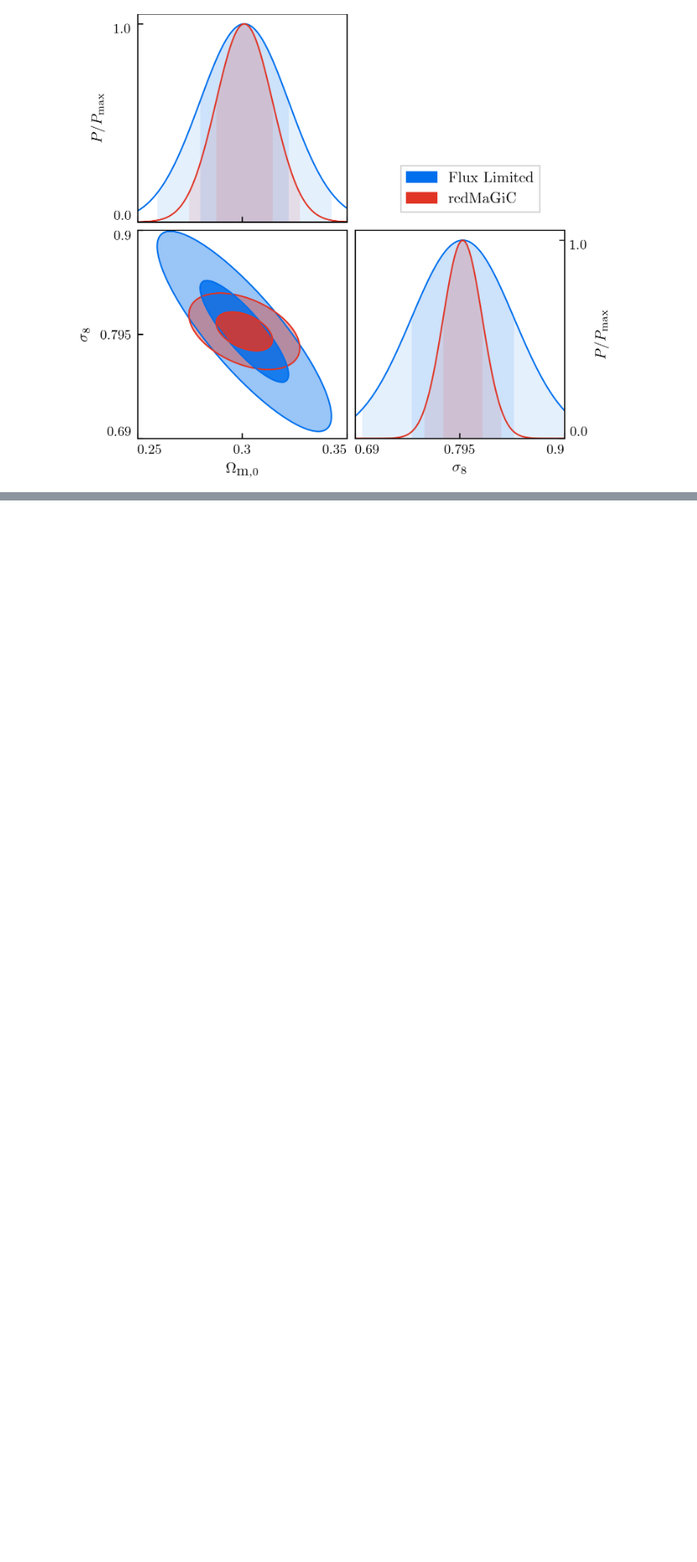
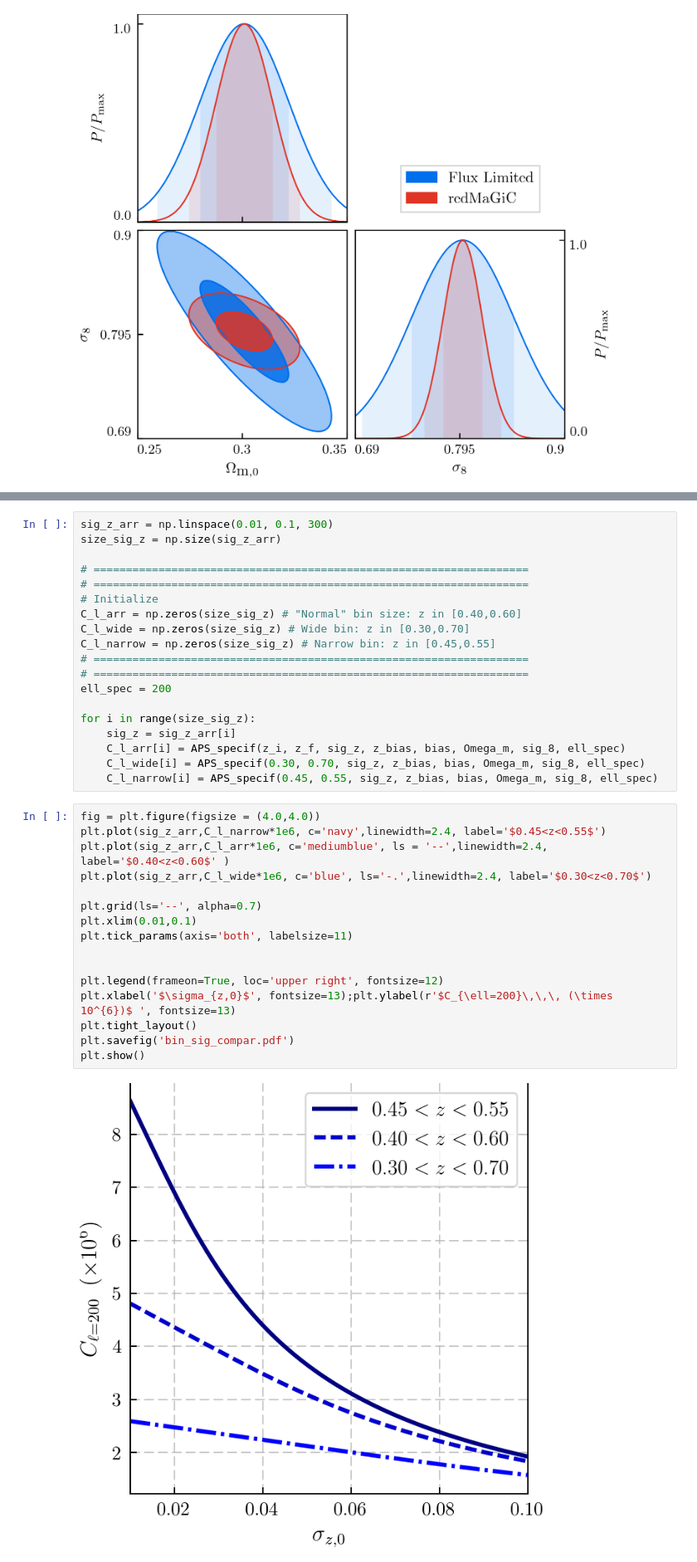
Before and after one commit to dtanoglidis/Photo_z_samples, a Jupyter notebook: Single Redshift Bin.ipynb, the cells around one changed output, grey strips where cells are left out. Shown at 83% size. Saved outputs shown, nothing was run; the diff lists cells and outputs as text; blank space fills up the shorter version.

```diff
--- a/Single Redshift Bin.ipynb
+++ b/Single Redshift Bin.ipynb
@@ -1851,3 +1851,40 @@ We explore how important (we'll see how we are going to adress this) is the size
 - First plot:
 
 Angular power spectrum for $\ell = 200$ as a function of $\sigma_{z,0}$ for the three above bin sizes.
+# %%
+sig_z_arr = np.linspace(0.01, 0.1, 300)
+size_sig_z = np.size(sig_z_arr)
+
+# ===================================================================
+# ===================================================================
+# Initialize
+C_l_arr = np.zeros(size_sig_z) # "Normal" bin size: z in [0.40,0.60]
+C_l_wide = np.zeros(size_sig_z) # Wide bin: z in [0.30,0.70]
+C_l_narrow = np.zeros(size_sig_z) # Narrow bin: z in [0.45,0.55]
+# ===================================================================
+# ===================================================================
+ell_spec = 200
+
+for i in range(size_sig_z):
+    sig_z = sig_z_arr[i]
+    C_l_arr[i] = APS_specif(z_i, z_f, sig_z, z_bias, bias, Omega_m, sig_8, ell_spec)
+    C_l_wide[i] = APS_specif(0.30, 0.70, sig_z, z_bias, bias, Omega_m, sig_8, ell_spec)
+    C_l_narrow[i] = APS_specif(0.45, 0.55, sig_z, z_bias, bias, Omega_m, sig_8, ell_spec)
+# %%
+fig = plt.figure(figsize = (4.0,4.0))
+plt.plot(sig_z_arr,C_l_narrow*1e6, c='navy',linewidth=2.4, label='$0.45<z<0.55$')
+plt.plot(sig_z_arr,C_l_arr*1e6, c='mediumblue', ls = '--',linewidth=2.4, label='$0.40<z<0.60$' )
+plt.plot(sig_z_arr,C_l_wide*1e6, c='blue', ls='-.',linewidth=2.4, label='$0.30<z<0.70$')
+
+plt.grid(ls='--', alpha=0.7)
+plt.xlim(0.01,0.1)
+plt.tick_params(axis='both', labelsize=11)
+
+
+plt.legend(frameon=True, loc='upper right', fontsize=12)
+plt.xlabel('$\sigma_{z,0}$', fontsize=13);plt.ylabel(r'$C_{\ell=200}\,\,\, (\times 10^{6})$ ', fontsize=13)
+plt.tight_layout()
+plt.savefig('bin_sig_compar.pdf')
+plt.show()
+# %% [output]
+[figure, added]
```
Also changed, not shown: parts of 4 cells of this notebook.
